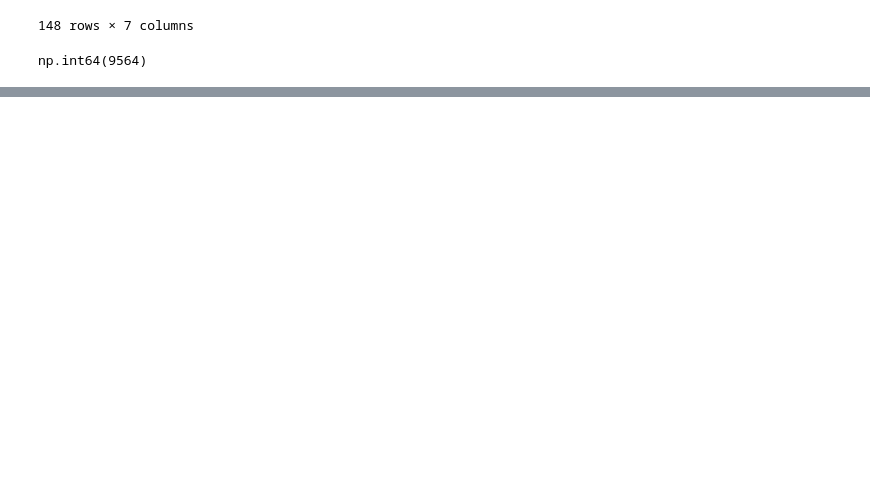
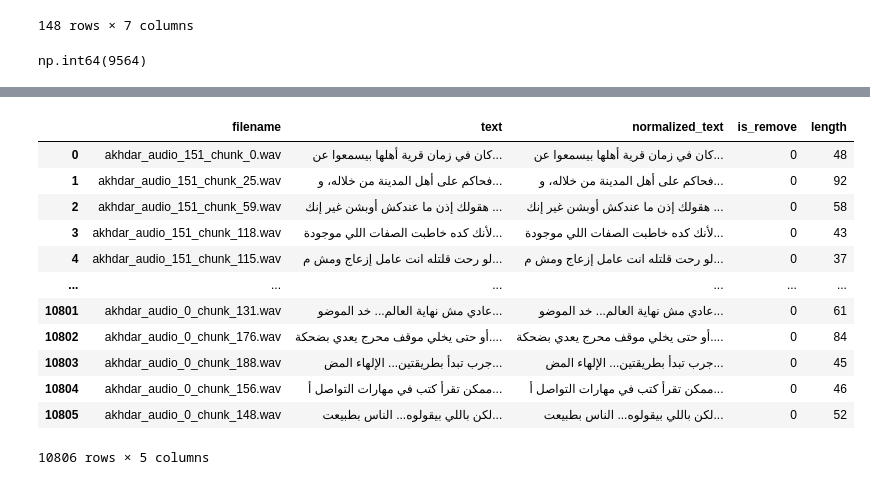
Before and after one commit to Mayyarkmp/Egyptian-Text-To-Speech, a Jupyter notebook: clean_data.ipynb, the cells around one changed output, grey strips where cells are left out. Drawn from its saved outputs; the diff is of its cells as text; code cells hidden in the pictures; blank space fills up the shorter version.

```diff
--- a/clean_data.ipynb
+++ b/clean_data.ipynb
@@ -191,0 +400,5 @@ np.int64(9564)
+# %%
+import pandas as pd
+
+df = pd.read_csv('./datasets_csv/akhdar_data_cleaned_final.csv')
+df
@@ -191,0 +419,17 @@ np.int64(9564)
+# %%
+df['length'] = df['normalized_text'].apply(len)
+df
+# %% [output]
+|  | filename | text | normalized_text | is_remove | length |
+| 0 | akhdar_audio_151_chunk_0.wav | كان في زمان قرية أهلها بيسمعوا عن... | كان في زمان قرية أهلها بيسمعوا عن... | 0 | 48 |
+| 1 | akhdar_audio_151_chunk_25.wav | فحاكم على أهل المدينة من خلاله، و... | فحاكم على أهل المدينة من خلاله، و... | 0 | 92 |
+| 2 | akhdar_audio_151_chunk_59.wav | هقولك إذن ما عندكش أوبشن غير إنك ... | هقولك إذن ما عندكش أوبشن غير إنك ... | 0 | 58 |
+| 3 | akhdar_audio_151_chunk_118.wav | لأنك كده خاطبت الصفات اللي موجودة... | لأنك كده خاطبت الصفات اللي موجودة... | 0 | 43 |
+| 4 | akhdar_audio_151_chunk_115.wav | لو رحت قلتله انت عامل إزعاج ومش م... | لو رحت قلتله انت عامل إزعاج ومش م... | 0 | 37 |
+| ... | ... | ... | ... | ... | ... |
+| 10801 | akhdar_audio_0_chunk_131.wav | عادي مش نهاية العالم... خد الموضو... | عادي مش نهاية العالم... خد الموضو... | 0 | 61 |
+| 10802 | akhdar_audio_0_chunk_176.wav | أو حتى يخلي موقف محرج يعدي بضحكة.... | أو حتى يخلي موقف محرج يعدي بضحكة.... | 0 | 84 |
+| 10803 | akhdar_audio_0_chunk_188.wav | جرب تبدأ بطريقتين... الإلهاء المض... | جرب تبدأ بطريقتين... الإلهاء المض... | 0 | 45 |
+| 10804 | akhdar_audio_0_chunk_156.wav | ممكن تقرأ كتب في مهارات التواصل أ... | ممكن تقرأ كتب في مهارات التواصل أ... | 0 | 46 |
+| 10805 | akhdar_audio_0_chunk_148.wav | لكن باللي بيقولوه... الناس بطبيعت... | لكن باللي بيقولوه... الناس بطبيعت... | 0 | 52 |
+10806 rows × 5 columns
```
Also changed, not shown: parts of 34 cells of this notebook, 13 other files.
